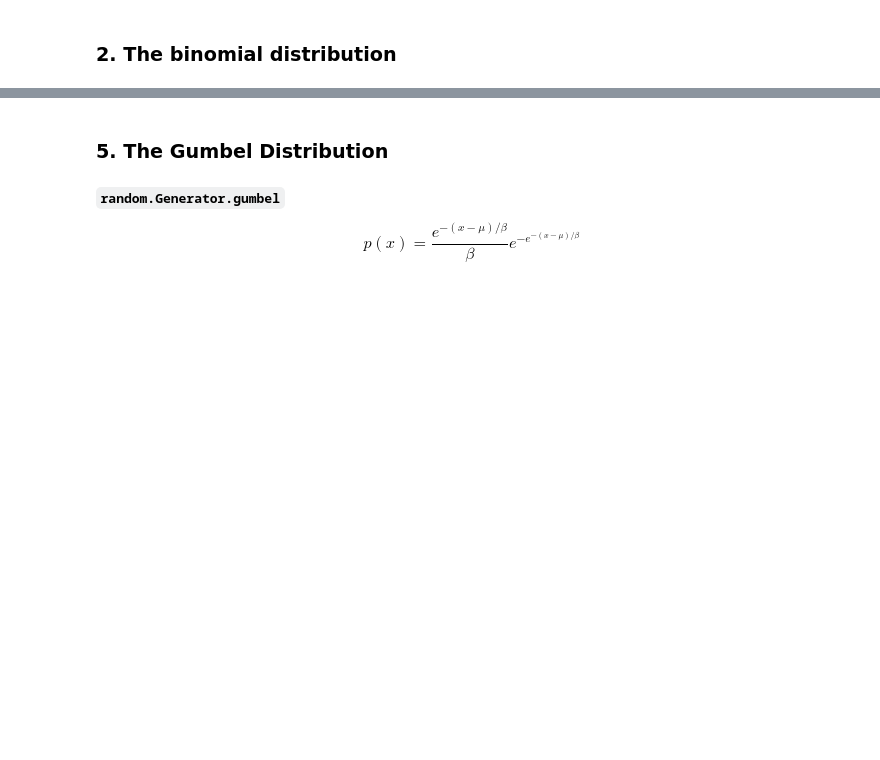
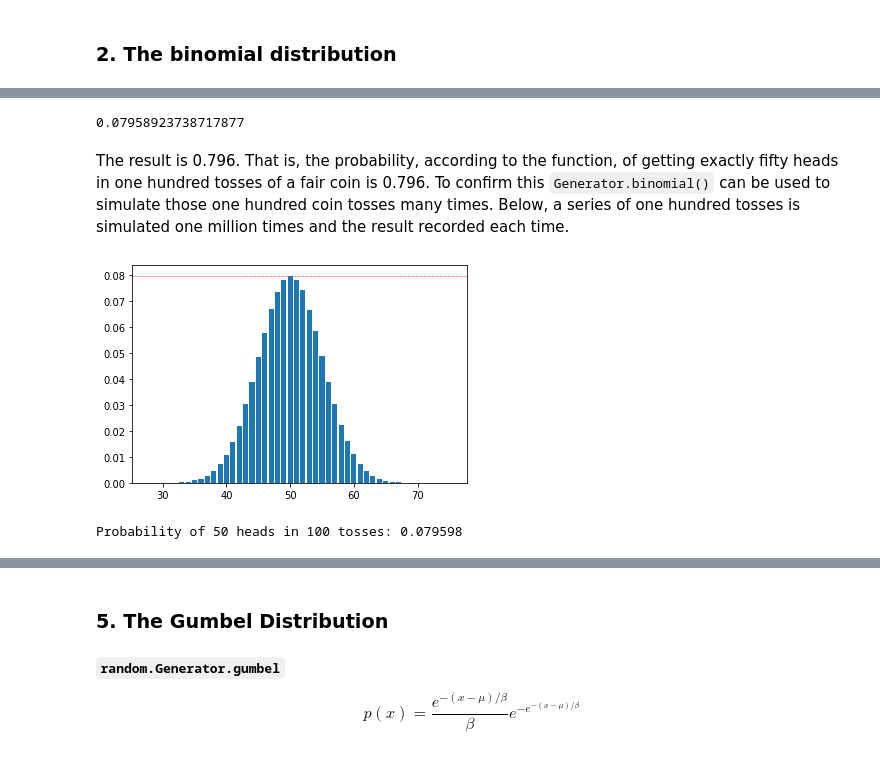
Before and after one commit to fod/numpy-random, a Jupyter notebook: numpy-random.ipynb, the cells around one changed output, grey strips where cells are left out. Cells and saved outputs as stored; diff of their text form; code cells hidden in the pictures; blank space fills up the shorter version.

```diff
--- a/numpy-random.ipynb
+++ b/numpy-random.ipynb
@@ -542,0 +544,41 @@ for toss in range(100000):
+# %%
+# math.comb calculates n choose N
+from math import comb
+# num trials, num successes, probability of success
+n, N, p = 100, 50, 0.5
+# calculate probability of 50 successes
+def binom_prob(n, N, p):
+    return comb(n, N)*(p**N)*((1-p)**(n-N))
+
+p_50 = binom_prob(n, N, p)
+print(p_50)
+# %% [output]
+0.07958923738717877
+# %% [markdown]
+The result is 0.796. That is, the probability, according to the function, of getting exactly fifty heads in one hundred tosses of a fair coin is 0.796. To confirm this `Generator.binomial()` can be used to simulate those one hundred coin tosses many times. Below, a series of one hundred tosses is simulated one million times and the result recorded each time.
+# %%
+def trial(n, p, size, line_loc=None):
+
+    # Simulate the experiments
+    binom = rng.binomial(n, p, size=size)
+    # count the successes
+    successes, trials = np.unique(binom, return_counts=True)
+
+    # plot the results
+    plt.figure()
+    plt.bar(successes, trials/size, linewidth=0)
+    if line_loc:
+        plt.axhline(line_loc, linewidth=0.5, color='r', linestyle='dashed')
+    plt.show()
+
+    return binom
+
+# Number of trials, probability of success, number of experiments
+binom = trial(n=100, p=0.5, size=1000000, line_loc=p_50)
+
+# Calculate the probability of
+# exactly 50 heads in 100 tosses
+print(f"Probability of 50 heads in 100 tosses: {sum(binom == 50)/size}")
+# %% [output]
+[figure, added]
+Probability of 50 heads in 100 tosses: 0.079598
```
Also changed, not shown: parts of 23 cells of this notebook.
